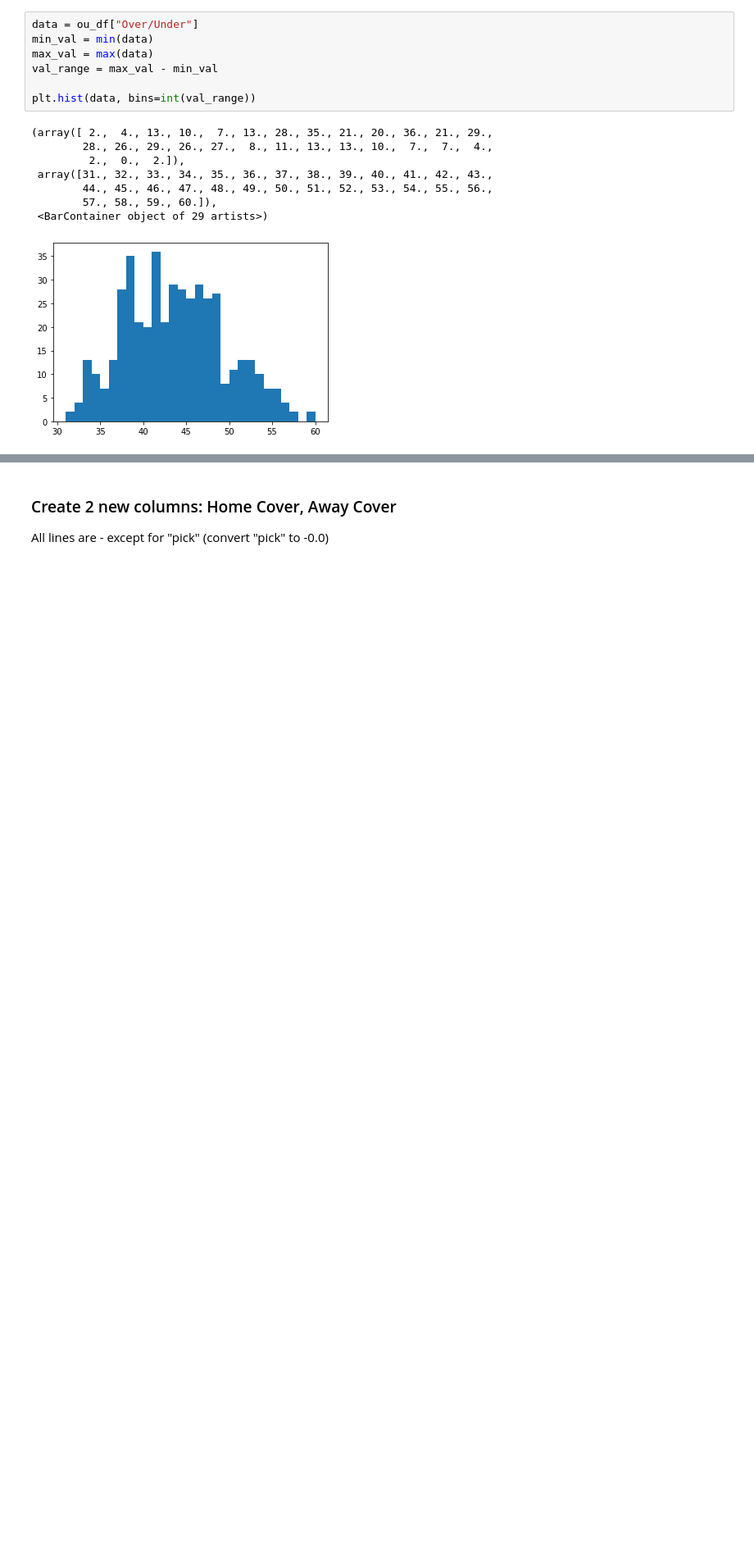
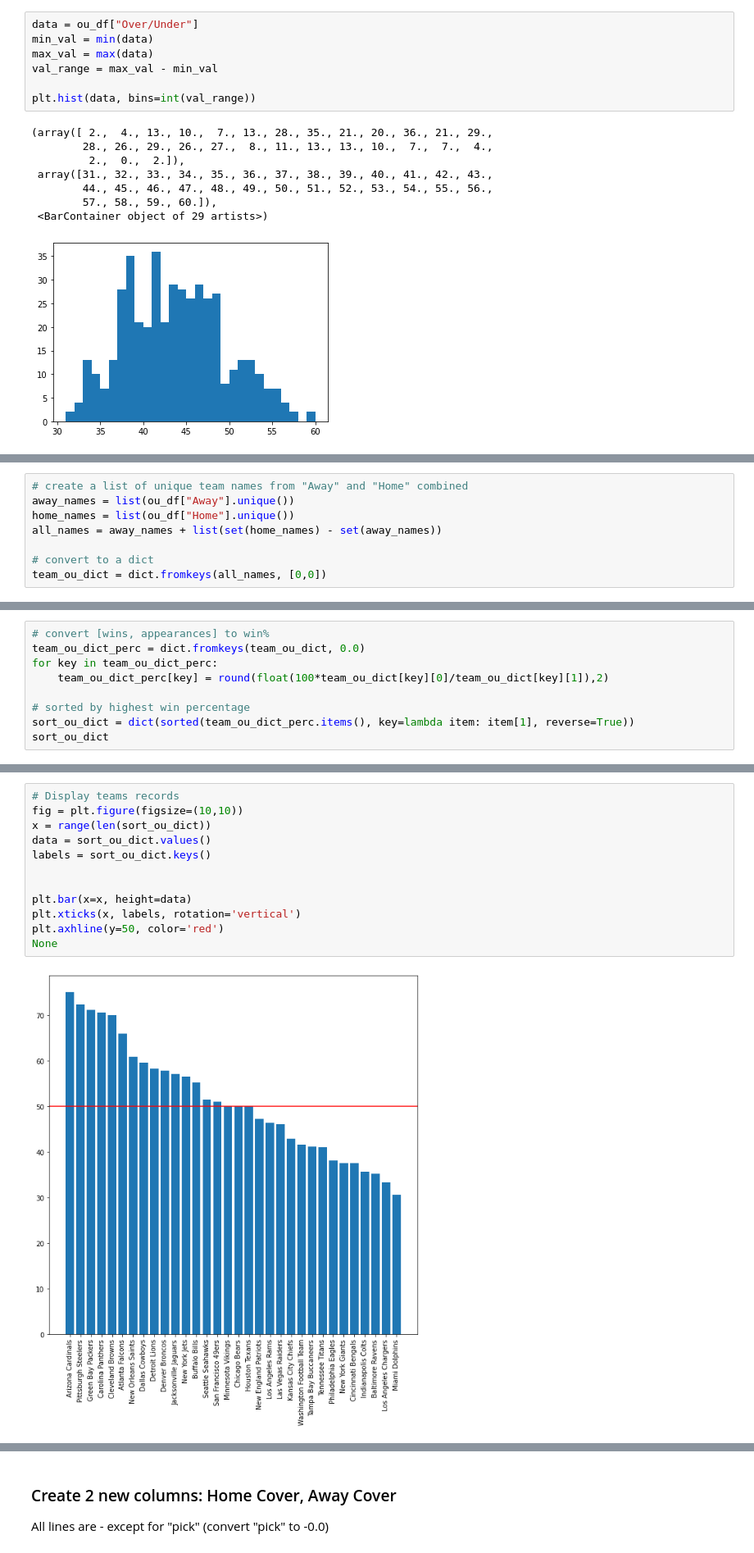
Before and after one commit to natemeyer001/NFL_Squares, a Jupyter notebook: PlayoffAnalysis/teamPlayoffStats.ipynb, the cells around one changed output, grey strips where cells are left out. Shown at 82% size. Saved outputs shown, nothing was run; the diff lists cells and outputs as text; blank space fills up the shorter version.

```diff
--- a/PlayoffAnalysis/teamPlayoffStats.ipynb
+++ b/PlayoffAnalysis/teamPlayoffStats.ipynb
@@ -94,0 +182,8 @@ pass
+# %%
+# create a list of unique team names from "Away" and "Home" combined
+away_names = list(ou_df["Away"].unique())
+home_names = list(ou_df["Home"].unique())
+all_names = away_names + list(set(home_names) - set(away_names))
+
+# convert to a dict
+team_ou_dict = dict.fromkeys(all_names, [0,0])
@@ -94,0 +238,9 @@ pass
+# %%
+# convert [wins, appearances] to win%
+team_ou_dict_perc = dict.fromkeys(team_ou_dict, 0.0)
+for key in team_ou_dict_perc:
+    team_ou_dict_perc[key] = round(float(100*team_ou_dict[key][0]/team_ou_dict[key][1]),2)
+
+# sorted by highest win percentage
+sort_ou_dict = dict(sorted(team_ou_dict_perc.items(), key=lambda item: item[1], reverse=True))
+sort_ou_dict
@@ -95 +265,15 @@ pass
+# %%
+# Display teams records
+fig = plt.figure(figsize=(10,10))
+x = range(len(sort_ou_dict))
+data = sort_ou_dict.values()
+labels = sort_ou_dict.keys()
+
+
+plt.bar(x=x, height=data)
+plt.xticks(x, labels, rotation='vertical')
+plt.axhline(y=50, color='red')
+None
+# %% [output]
+[figure, added]
 # %% [markdown]
```
Also changed, not shown: parts of 34 cells of this notebook, 7 other files.
